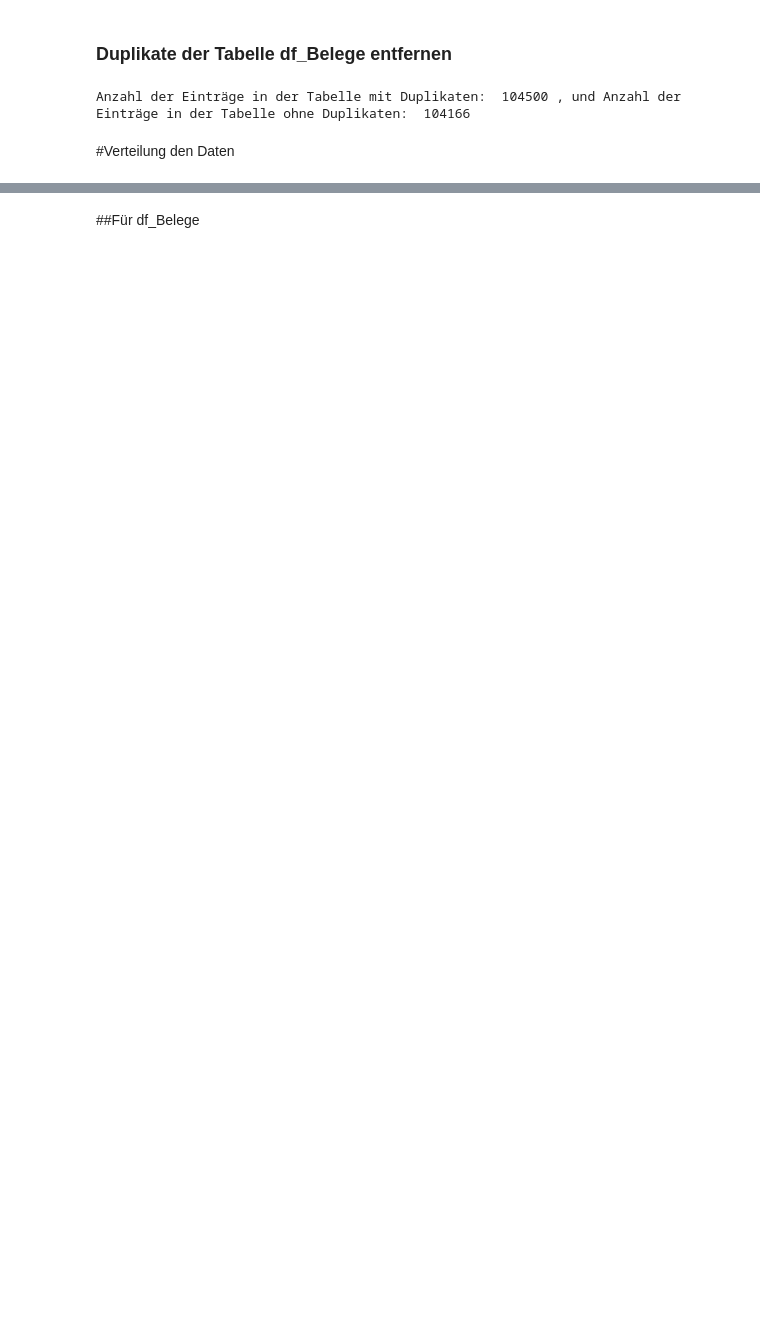
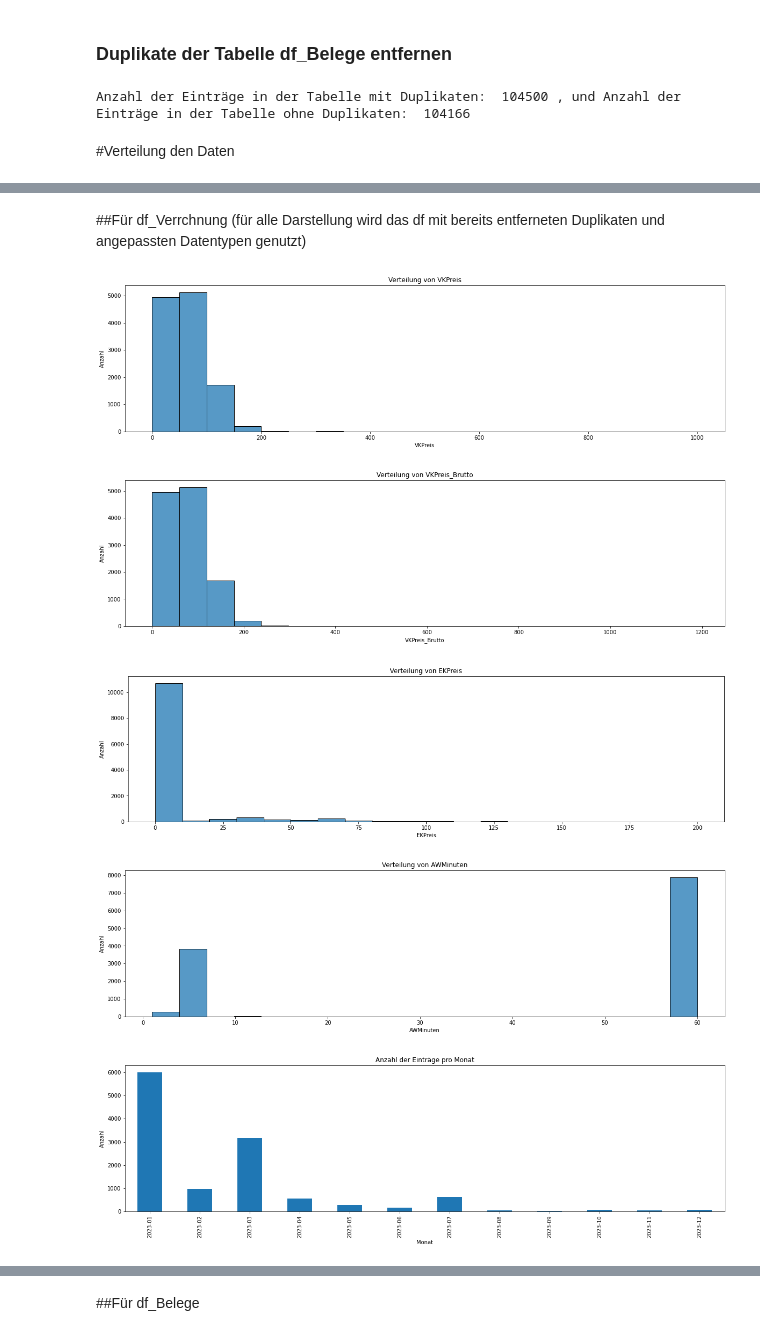
Before and after one commit to William-Zhang-26/BI-Analytics-Topmotive, a Jupyter notebook: Projekt_Topmotive.ipynb, the cells around one changed output, grey strips where cells are left out. Saved outputs shown, nothing was run; the diff lists cells and outputs as text; code cells hidden in the pictures; blank space fills up the shorter version.

```diff
--- a/Projekt_Topmotive.ipynb
+++ b/Projekt_Topmotive.ipynb
@@ -260,16 +275,20 @@ c_date (Anlieferungsdatum der Daten) sollte wahrscheinlich als Datum typisiert s
 # Erstelle eine Kopie von df_Verrechnung und speichere sie in df_Verrechnung_dt
 df_Verrechnung_dt = df_Verrechnung.copy()
 
-# Konvertiere Preise zu float
-df_Verrechnung_dt['VKPreis'] = pd.to_numeric(df_Verrechnung_dt['VKPreis'], errors='coerce')
-df_Verrechnung_dt['VKPreis_Brutto'] = pd.to_numeric(df_Verrechnung_dt['VKPreis_Brutto'], errors='coerce')
-df_Verrechnung_dt['EKPreis'] = pd.to_numeric(df_Verrechnung_dt['EKPreis'], errors='coerce')
+# Ersetze Kommas durch Punkte und konvertiere zu float
+df_Verrechnung_dt['VKPreis'] = df_Verrechnung['VKPreis'].str.replace(',', '.').astype(float)
+df_Verrechnung_dt['VKPreis_Brutto'] = df_Verrechnung['VKPreis_Brutto'].str.replace(',', '.').astype(float)
+df_Verrechnung_dt['EKPreis'] = df_Verrechnung['EKPreis'].str.replace(',', '.').astype(float)
+df_Verrechnung_dt['AWMinuten'] = df_Verrechnung['AWMinuten'].str.replace(',', '.').astype(float)
 
 # Konvertiere AWMinuten zu int
-df_Verrechnung_dt['AWMinuten'] = pd.to_numeric(df_Verrechnung_dt['AWMinuten'], errors='coerce').astype('Int64')
+df_Verrechnung_dt['AWMinuten'] = df_Verrechnung_dt['AWMinuten'].round(0).astype('Int64')
 
 # Konvertiere c_date zu datetime
-df_Verrechnung_dt['c_date'] = pd.to_datetime(df_Verrechnung_dt['c_date'], errors='coerce')
+df_Verrechnung_dt['c_date'] = pd.to_datetime(df_Verrechnung['c_date'], errors='coerce')
+
+# Überprüfe die Ergebnisse
+print(df_Verrechnung_dt[['VKPreis', 'VKPreis_Brutto', 'EKPreis', 'AWMinuten']].head())
 
 # Überprüfe die neuen Datentypen
 print(df_Verrechnung_dt.dtypes)
@@ -610,0 +617,33 @@ Auffäligkeiten:
+# %% [markdown]
+##Für df_Verrchnung
+(für alle Darstellung wird das df mit bereits entferneten Duplikaten und angepassten Datentypen genutzt)
+# %%
+num_attributes = ['VKPreis', 'VKPreis_Brutto', 'EKPreis', 'AWMinuten']
+
+for attribute in num_attributes:
+    plt.figure(figsize=(20, 5))
+    sns.histplot(df_Verrechnung_cleaned[attribute].dropna(), kde=False, bins=20)  # KDE auf False setzen, wenn man keine Dichteschätzung braucht
+    plt.title(f'Verteilung von {attribute}')
+    plt.xlabel(attribute)
+    plt.ylabel('Anzahl')
+    plt.show()
+
+# Erstelle explizit eine Kopie des DataFrame, um die Warnung zu vermeiden
+df_Verrechnung_cleaned = df_Verrechnung_dt.drop_duplicates().copy()
+
+# Füge eine neue Spalte hinzu, die den Monat des Datums enthält
+df_Verrechnung_cleaned['c_date_month'] = df_Verrechnung_cleaned['c_date'].dt.to_period('M')
+
+# Visualisiere die Anzahl der Einträge pro Monat
+plt.figure(figsize=(20, 5))
+df_Verrechnung_cleaned['c_date_month'].value_counts().sort_index().plot(kind='bar')
+plt.title('Anzahl der Einträge pro Monat')
+plt.xlabel('Monat')
+plt.ylabel('Anzahl')
+plt.show()
+# %% [output]
+[figure, added]
+[figure, added]
+[figure, added]
+[figure, added]
+[figure, added]
```
Also changed, not shown: parts of 19 cells of this notebook.
